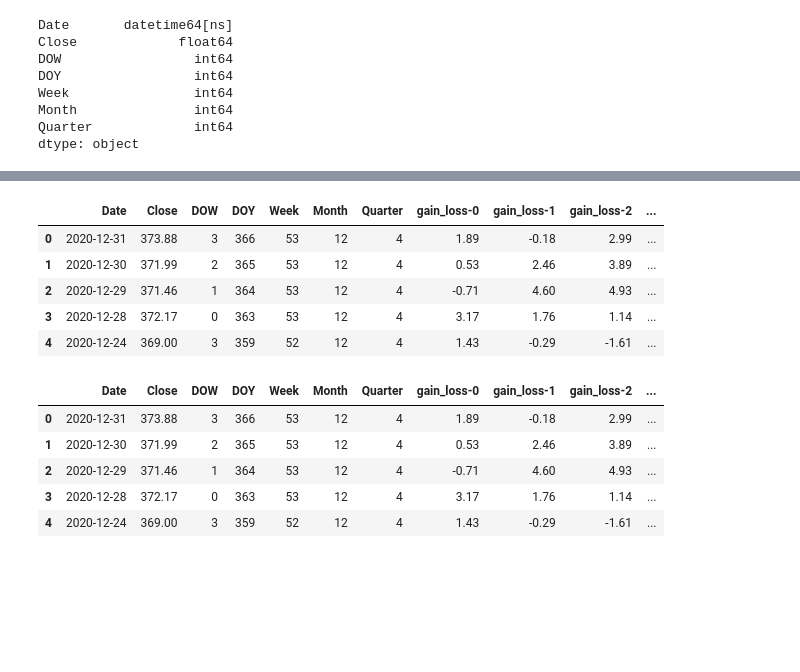
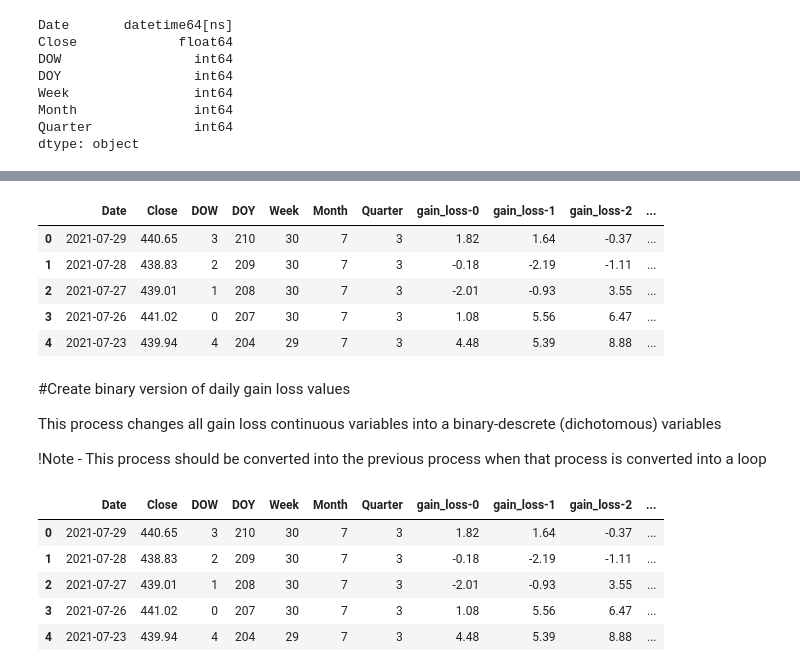
Before and after one commit to kappandrew2/DataPreProcessing, a Jupyter notebook: MarketResearch.ipynb, the cells around one changed output, grey strips where cells are left out. Cells and saved outputs as stored; diff of their text form; code cells hidden in the pictures; blank space fills up the shorter version.

```diff
--- a/MarketResearch.ipynb
+++ b/MarketResearch.ipynb
@@ -13,7 +38,7 @@ from sklearn.model_selection import train_test_split
 from google.colab import drive
 drive.mount('/content/drive', force_remount=True)
 
-dataset = pd.read_csv('/content/drive/MyDrive/Colab Notebooks/SandPHistoricalPrices2013ToMid2021.csv')
+dataset = pd.read_csv('/content/drive/MyDrive/Colab Notebooks/HistoricalPricesSPY.csv')
 
 print(dataset)
 # %% [output]
@@ -64,14 +142,15 @@ dtype: object
 # %%
 dataset['gain_loss-0'] = dataset['Close'].diff(-1)
 dataset['gain_loss-1'] = dataset['Close'].diff(-2)
-dataset['gain_loss-1'] = dataset['gain_loss-1'].shift(periods=-1, fill_value=0)
+#dataset['gain_loss-1'] = dataset['gain_loss-1'].shift(periods=-1, fill_value=0) #Removed these to experiment
+#with switching around the dependant variable rather than the independant variable
 dataset['gain_loss-2'] = dataset['Close'].diff(-3)
-dataset['gain_loss-2'] = dataset['gain_loss-2'].shift(periods=-1, fill_value=0)
+#dataset['gain_loss-2'] = dataset['gain_loss-2'].shift(periods=-1, fill_value=0)
 dataset['gain_loss-3'] = dataset['Close'].diff(-4)
-dataset['gain_loss-3'] = dataset['gain_loss-3'].shift(periods=-1, fill_value=0)
+#dataset['gain_loss-3'] = dataset['gain_loss-3'].shift(periods=-1, fill_value=0)
 dataset['gain_loss-4'] = dataset['Close'].diff(-5)
-dataset['gain_loss-4'] = dataset['gain_loss-4'].shift(periods=-1, fill_value=0)
+#dataset['gain_loss-4'] = dataset['gain_loss-4'].shift(periods=-1, fill_value=0)
 
-
-dataset.dtypes
+print(dataset)
+#dataset.dtypes
 # %% [output]
@@ -127,6 +214,6 @@ dtype: object
 # %%
-dataset['gain_loss-total'] = dataset['gain_loss-1b'] + dataset['gain_loss-2b'] + dataset['gain_loss-3b'] + dataset['gain_loss-4b']
+dataset['gain_loss-total_b'] = dataset['gain_loss-0b'] + dataset['gain_loss-1b'] + dataset['gain_loss-2b'] + dataset['gain_loss-3b'] + dataset['gain_loss-4b']
 
-dataset.head()
+dataset.head(-1)
 # %% [output]
 |  | Date | Close | DOW | DOY | Week | Month | Quarter | gain_loss-0 | gain_loss-1 | gain_loss-2 | ... |
@@ -138,33 +244,40 @@ dataset.head()
 # %%
+dataset['prior_day-0'] = dataset['gain_loss-0']
+#dataset['prior_day-1'] = dataset['prior_day-1'].shift(periods=-1, fill_value=0)#Removed this to experiment
+#with switching around the dependant variable rather than the independant variable
 dataset['prior_day-1'] = dataset['gain_loss-0']
 dataset['prior_day-1'] = dataset['prior_day-1'].shift(periods=-1, fill_value=0)
 dataset['prior_day-2'] = dataset['gain_loss-0']
 dataset['prior_day-2'] = dataset['prior_day-2'].shift(periods=-2, fill_value=0)
 dataset['prior_day-3'] = dataset['gain_loss-0']
 dataset['prior_day-3'] = dataset['prior_day-3'].shift(periods=-3, fill_value=0)
 dataset['prior_day-4'] = dataset['gain_loss-0']
 dataset['prior_day-4'] = dataset['prior_day-4'].shift(periods=-4, fill_value=0)
-dataset['prior_day-5'] = dataset['gain_loss-0']
-dataset['prior_day-5'] = dataset['prior_day-5'].shift(periods=-5, fill_value=0)
 dataset.head()
 # %% [output]
 |  | Date | Close | DOW | DOY | Week | Month | Quarter | gain_loss-0 | gain_loss-1 | gain_loss-2 | ... |
-| 0 | 2020-12-31 | 373.88 | 3 | 366 | 53 | 12 | 4 | 1.89 | -0.18 | 2.99 | ... |
-| 1 | 2020-12-30 | 371.99 | 2 | 365 | 53 | 12 | 4 | 0.53 | 2.46 | 3.89 | ... |
-| 2 | 2020-12-29 | 371.46 | 1 | 364 | 53 | 12 | 4 | -0.71 | 4.60 | 4.93 | ... |
-| 3 | 2020-12-28 | 372.17 | 0 | 363 | 53 | 12 | 4 | 3.17 | 1.76 | 1.14 | ... |
-| 4 | 2020-12-24 | 369.00 | 3 | 359 | 52 | 12 | 4 | 1.43 | -0.29 | -1.61 | ... |
+| 0 | 2021-07-29 | 440.65 | 3 | 210 | 30 | 7 | 3 | 1.82 | 1.64 | -0.37 | ... |
+| 1 | 2021-07-28 | 438.83 | 2 | 209 | 30 | 7 | 3 | -0.18 | -2.19 | -1.11 | ... |
+| 2 | 2021-07-27 | 439.01 | 1 | 208 | 30 | 7 | 3 | -2.01 | -0.93 | 3.55 | ... |
+| 3 | 2021-07-26 | 441.02 | 0 | 207 | 30 | 7 | 3 | 1.08 | 5.56 | 6.47 | ... |
+| 4 | 2021-07-23 | 439.94 | 4 | 204 | 29 | 7 | 3 | 4.48 | 5.39 | 8.88 | ... |
+# %% [markdown]
+#Create binary version of daily gain loss values
+
+This process changes all gain loss continuous variables into a binary-descrete (dichotomous) variables
+
+!Note - This process should be converted into the previous process when that process is converted into a loop
 # %%
+dataset['prior_day-0b'] = np.where(dataset['prior_day-0'] > 0, 1, 0)
 dataset['prior_day-1b'] = np.where(dataset['prior_day-1'] > 0, 1, 0)
 dataset['prior_day-2b'] = np.where(dataset['prior_day-2'] > 0, 1, 0)
 dataset['prior_day-3b'] = np.where(dataset['prior_day-3'] > 0, 1, 0)
 dataset['prior_day-4b'] = np.where(dataset['prior_day-4'] > 0, 1, 0)
-dataset['prior_day-5b'] = np.where(dataset['prior_day-5'] > 0, 1, 0)
 dataset.head()
 # %% [output]
 |  | Date | Close | DOW | DOY | Week | Month | Quarter | gain_loss-0 | gain_loss-1 | gain_loss-2 | ... |
-| 0 | 2020-12-31 | 373.88 | 3 | 366 | 53 | 12 | 4 | 1.89 | -0.18 | 2.99 | ... |
-| 1 | 2020-12-30 | 371.99 | 2 | 365 | 53 | 12 | 4 | 0.53 | 2.46 | 3.89 | ... |
-| 2 | 2020-12-29 | 371.46 | 1 | 364 | 53 | 12 | 4 | -0.71 | 4.60 | 4.93 | ... |
-| 3 | 2020-12-28 | 372.17 | 0 | 363 | 53 | 12 | 4 | 3.17 | 1.76 | 1.14 | ... |
-| 4 | 2020-12-24 | 369.00 | 3 | 359 | 52 | 12 | 4 | 1.43 | -0.29 | -1.61 | ... |
+| 0 | 2021-07-29 | 440.65 | 3 | 210 | 30 | 7 | 3 | 1.82 | 1.64 | -0.37 | ... |
+| 1 | 2021-07-28 | 438.83 | 2 | 209 | 30 | 7 | 3 | -0.18 | -2.19 | -1.11 | ... |
+| 2 | 2021-07-27 | 439.01 | 1 | 208 | 30 | 7 | 3 | -2.01 | -0.93 | 3.55 | ... |
+| 3 | 2021-07-26 | 441.02 | 0 | 207 | 30 | 7 | 3 | 1.08 | 5.56 | 6.47 | ... |
+| 4 | 2021-07-23 | 439.94 | 4 | 204 | 29 | 7 | 3 | 4.48 | 5.39 | 8.88 | ... |
```
Also changed, not shown: parts of 48 cells of this notebook.
